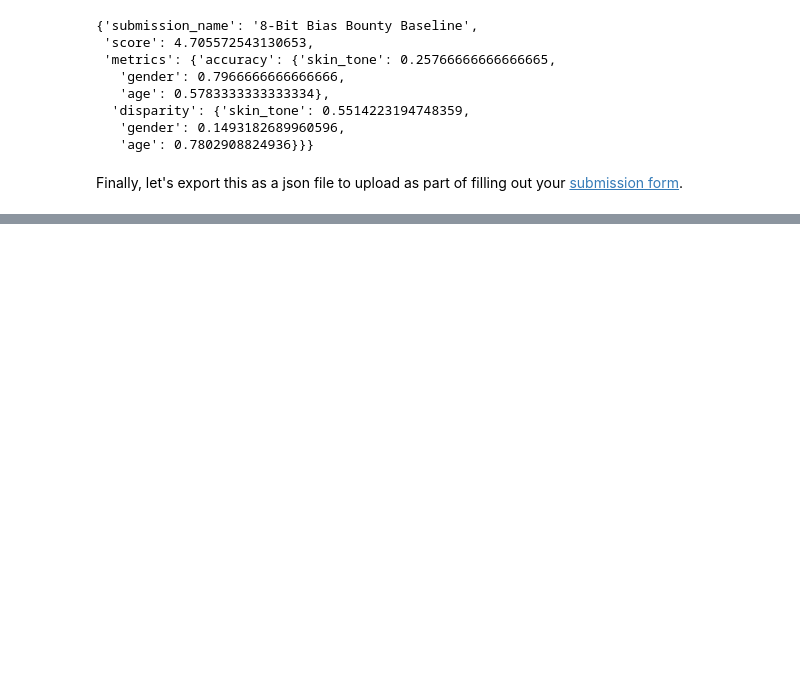
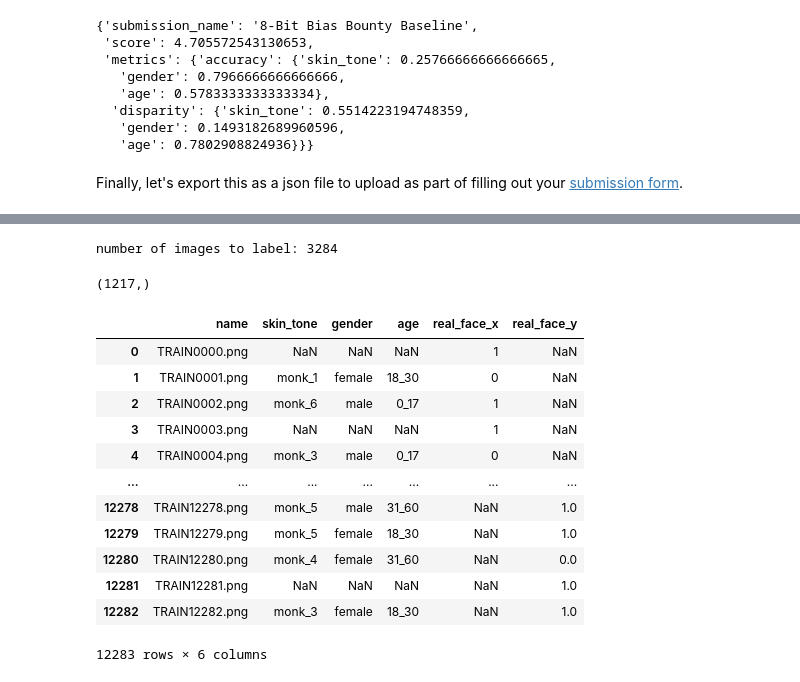
Before and after one commit to am-bean/face_recognition_bounty, a Jupyter notebook: quickstart_jhr.ipynb, the cells around one changed output, grey strips where cells are left out. Drawn from its saved outputs; the diff is of its cells as text; code cells hidden in the pictures; blank space fills up the shorter version.

Commit message:
label code

```diff
--- a/quickstart_jhr.ipynb
+++ b/quickstart_jhr.ipynb
@@ -317,0 +343,15 @@ with open("baseline_score.json", "w") as f:
+# %%
+TRAIN_PATH = Path("../downloads/data_bb1/train")
+assert TRAIN_PATH.exists()
+
+train_img_paths = list(TRAIN_PATH.glob("TRAIN*.png"))
+# find all images with names in the 9000s and 10000s
+imgs_to_label = [path for path in train_img_paths if int(path.stem.split("N")[1]) in range(9000, 14000)]
+
+print(f"number of images to label: {len(imgs_to_label)}")
+
+
+label_imgs = [tf.keras.preprocessing.image.load_img(path, target_size=IMG_SIZE) for path in imgs_to_label]
+label_array = np.array([tf.keras.preprocessing.image.img_to_array(img) for img in label_imgs])
+# %% [output]
+number of images to label: 3284
@@ -317,0 +360,4 @@ with open("baseline_score.json", "w") as f:
+# %%
+np.where(label_preds > 0)[0].shape
+# %% [output]
+(1217,)
@@ -317,0 +380,23 @@ with open("baseline_score.json", "w") as f:
+# %%
+face_paths = list((TRAIN_PATH / "face").glob("*.png"))
+no_face_paths = list((TRAIN_PATH / "no_face").glob("*.png"))
+
+newdf = pd.DataFrame({"name": [path.name for path in face_paths + no_face_paths], "real_face": [1]*len(face_paths) + [0]*len(no_face_paths)})
+# %%
+labeldf = pd.read_csv("train/labels.csv")
+
+new_labels = labeldf.merge(newdf, on="name", how="left")
+# %% [output]
+|  | name | skin_tone | gender | age | real_face_x | real_face_y |
+| 0 | TRAIN0000.png | NaN | NaN | NaN | 1 | NaN |
+| 1 | TRAIN0001.png | monk_1 | female | 18_30 | 0 | NaN |
+| 2 | TRAIN0002.png | monk_6 | male | 0_17 | 1 | NaN |
+| 3 | TRAIN0003.png | NaN | NaN | NaN | 1 | NaN |
+| 4 | TRAIN0004.png | monk_3 | male | 0_17 | 0 | NaN |
+| ... | ... | ... | ... | ... | ... | ... |
+| 12278 | TRAIN12278.png | monk_5 | male | 31_60 | NaN | 1.0 |
+| 12279 | TRAIN12279.png | monk_5 | female | 18_30 | NaN | 1.0 |
+| 12280 | TRAIN12280.png | monk_4 | female | 31_60 | NaN | 0.0 |
+| 12281 | TRAIN12281.png | NaN | NaN | NaN | NaN | 1.0 |
+| 12282 | TRAIN12282.png | monk_3 | female | 18_30 | NaN | 1.0 |
+12283 rows × 6 columns
```
Also changed, not shown: parts of 8 cells of this notebook, 1 other file.
